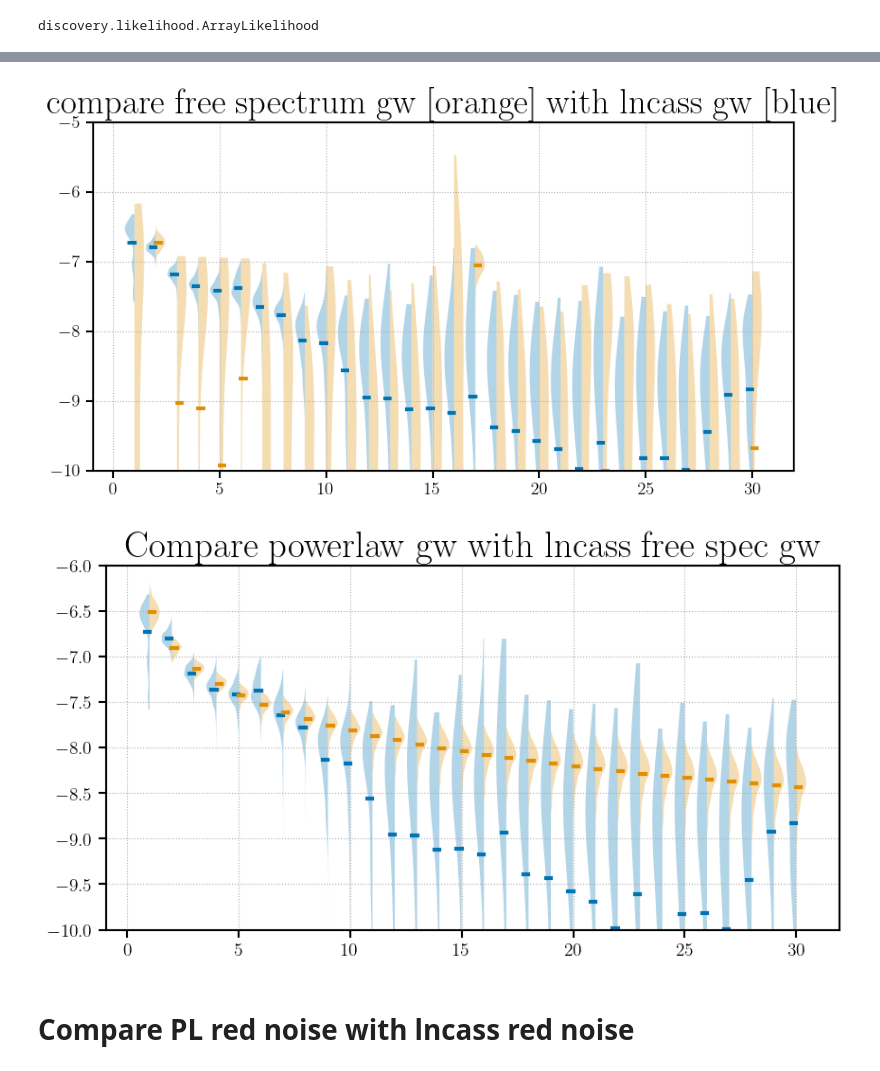
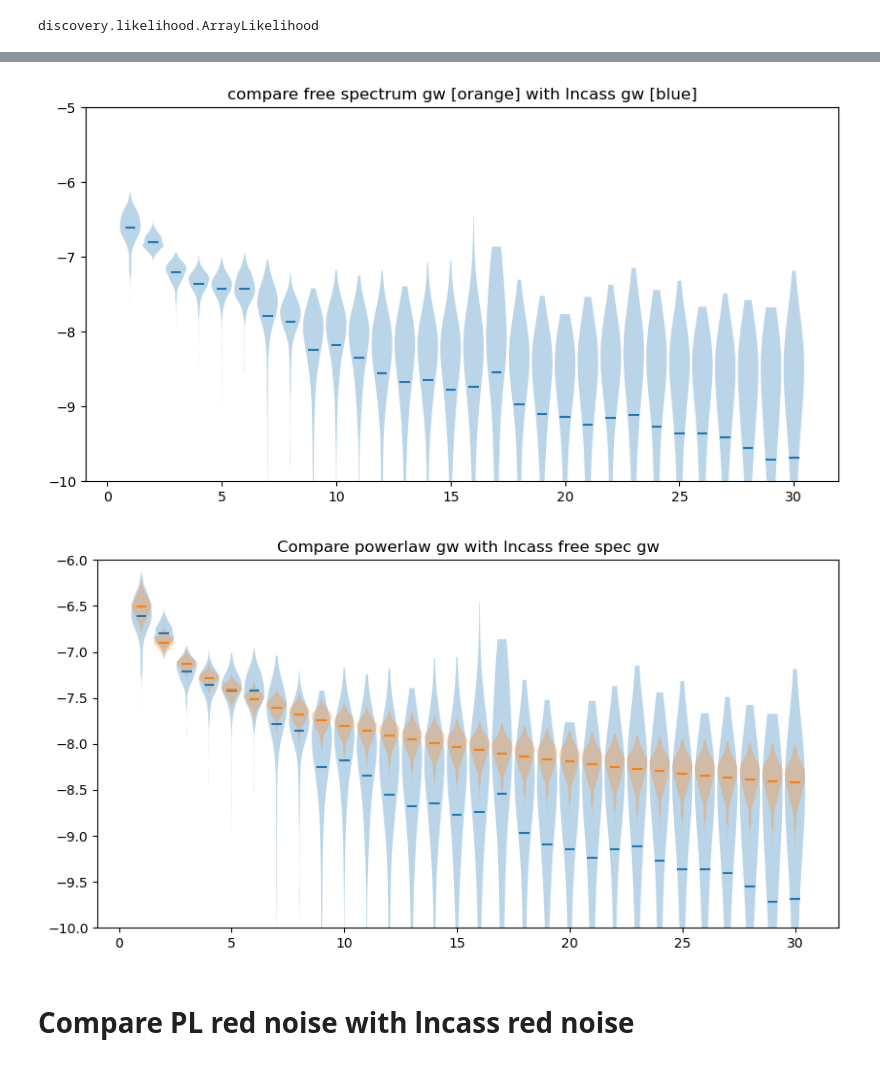
Before and after one commit to meyers-academic/flexible_pta_spectral_models, a Jupyter notebook: notebooks/full_pta_no_hierarchical.ipynb, the cells around one changed output, grey strips where cells are left out. Drawn from its saved outputs; the diff is of its cells as text; code cells hidden in the pictures.

```diff
--- a/notebooks/full_pta_no_hierarchical.ipynb
+++ b/notebooks/full_pta_no_hierarchical.ipynb
@@ -22,11 +22,11 @@ import numpyro
 from numpyro import distributions as dist, infer
 from numpyro.handlers import reparam
 from numpyro.infer.reparam import LocScaleReparam
-plt.style.use("/Users/patrickmeyers/Documents/Documents - Patrick’s MacBook Pro/Notes/cross_validation/meyers_latex.mplstyle")
 import sys
 sys.path.append("../modules")
 import models as lncass_models
 from lncass import PRIOR_DICT
+from transformations import simple_dict_transformation
 # %% [output]
 The autoreload extension is already loaded. To reload it, use:
   %reload_ext autoreload
@@ -63,4 +63,4 @@ m2 = ds.ArrayLikelihood((ds.PulsarLikelihood([psr.residuals,
                                                     ds.makegp_timing(psr, svd=True, constant=1e-6)]) for psr in psrs),
                               ds.makecommongp_fourier(psrs, makefreespec_crn(n_rn_freqs), n_rn_freqs, T=Tspan_pta, common=['crn_log10_rho'], name='red_noise'))
 # %%
-model, gl = lncass_models.create_rn_pta_model(psrs, n_rn_freqs)
+model, gl = lncass_models.create_rn_pta_model(psrs, n_rn_freqs, array=True)
@@ -67,6 +89,6 @@ model, gl = lncass_models.create_rn_pta_model(psrs, n_rn_freqs)
 # %%
 full_pta_sampler = infer.MCMC(
-    infer.NUTS(model, max_tree_depth=7),
+    infer.NUTS(model, max_tree_depth=10),
     num_warmup=1000,
     num_samples=500,
     num_chains=1,
@@ -147,12 +231,12 @@ samples_plrn_plgw = full_pta_plrn_plgw.get_samples()
 # %%
 plt.figure(figsize=(10, 5))
 plt.title("compare free spectrum gw [orange] with lncass gw [blue]")
-plt.violinplot(samples['log10_rho'][:, :, -1], showmeans=True, showextrema=False, side='low', widths=0.9)
-plt.violinplot(samples_plrn_fsgw['log10_rho_gw'], showmeans=True, showextrema=False, side='high', widths=0.9)
+plt.violinplot(samples['log10_rho'][:, :, -1].T, showmeans=True, showextrema=False, widths=0.9)
+# plt.violinplot(samples_plrn_plgw['log10_rho_gw'], showmeans=True, showextrema=False, widths=0.9)
 plt.ylim(-10, -5)
 plt.show()
 # %% [output]
-[figure, old version]
+[figure, new version]
 # %%
 rhos_pl = []
 freqs = np.arange(1, n_rn_freqs + 1) / Tspan_pta
@@ -168,12 +252,12 @@ rhos_pl = np.array(rhos_pl)
 
 plt.figure(figsize=(10, 5))
 plt.title("Compare powerlaw gw with lncass free spec gw")
-plt.violinplot(samples['log10_rho'][:, :, -1], showmeans=True, showextrema=False, side='low', widths=0.9)
-plt.violinplot(rhos_pl, showmeans=True, showextrema=False, side='high', widths=0.9)
+plt.violinplot(samples['log10_rho'][:, :, -1].T, showmeans=True, showextrema=False, widths=0.9)
+plt.violinplot(rhos_pl, showmeans=True, showextrema=False,  widths=0.9)
 plt.ylim(-10, -6)
 plt.show()
 # %% [output]
-[figure, old version]
+[figure, new version]
 # %% [markdown]
 # Compare PL red noise with lncass red noise
 # %%
```
Also changed, not shown: parts of 14 cells of this notebook, 2 other files.
